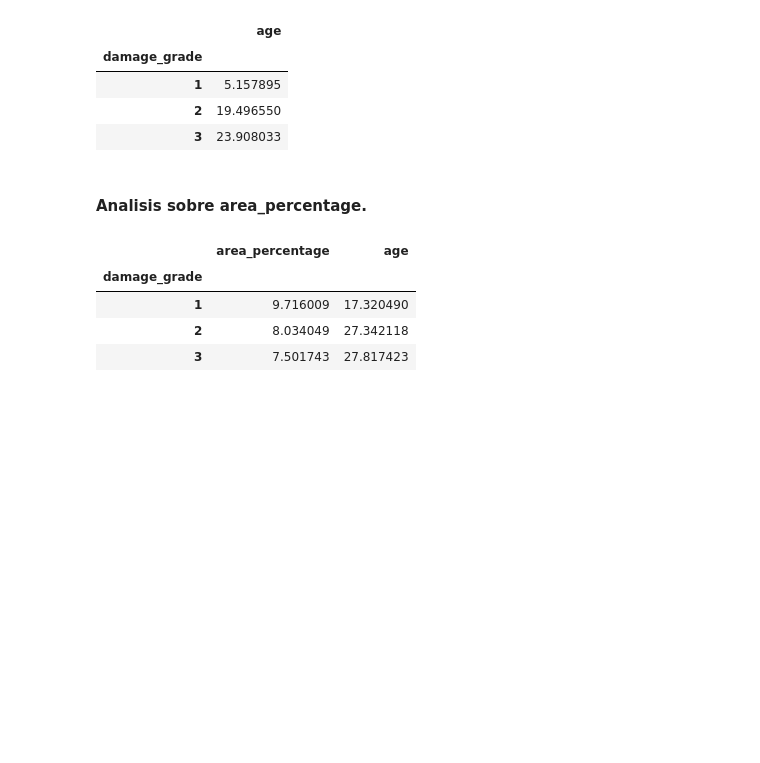
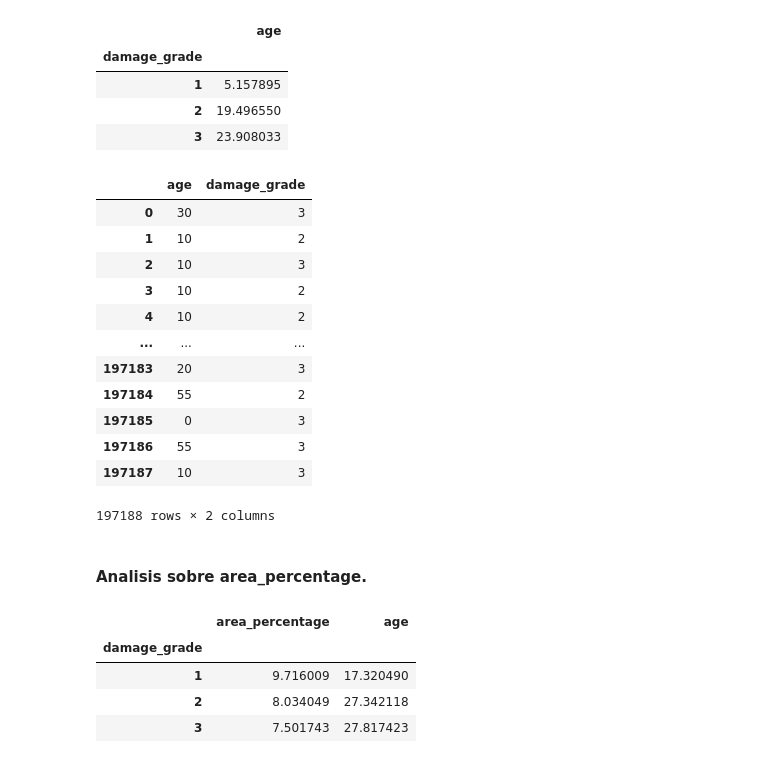
Before and after one commit to juanicolombo97/TP1-OrganizacionDatos, a Jupyter notebook: TP1.ipynb, the cells around one changed output. Cells and saved outputs as stored; diff of their text form; code cells hidden in the pictures; blank space fills up the shorter version.

```diff
--- a/TP1.ipynb
+++ b/TP1.ipynb
@@ -286,6 +286,25 @@ edad_zona_17_promedio
 | 1 | 5.157895 |
 | 2 | 19.496550 |
 | 3 | 23.908033 |
+# %%
+edad_segun_barro = train_values_dataset[['building_id', 'has_superstructure_mud_mortar_stone', 'age']]
+edad_segun_barro_filtrado = edad_segun_barro[(edad_segun_barro['has_superstructure_mud_mortar_stone'] == 1) & (edad_segun_barro['age'] <= 100)]
+edad_segun_barro = pd.merge(left=edad_segun_barro_filtrado, right=train_labels_dataset, on='building_id', how='left')[['age', 'damage_grade']]
+edad_segun_barro
+# %% [output]
+|  | age | damage_grade |
+| 0 | 30 | 3 |
+| 1 | 10 | 2 |
+| 2 | 10 | 3 |
+| 3 | 10 | 2 |
+| 4 | 10 | 2 |
+| ... | ... | ... |
+| 197183 | 20 | 3 |
+| 197184 | 55 | 2 |
+| 197185 | 0 | 3 |
+| 197186 | 55 | 3 |
+| 197187 | 10 | 3 |
+197188 rows × 2 columns
 # %% [markdown]
 #### Analisis sobre area_percentage.
 # %%
```
